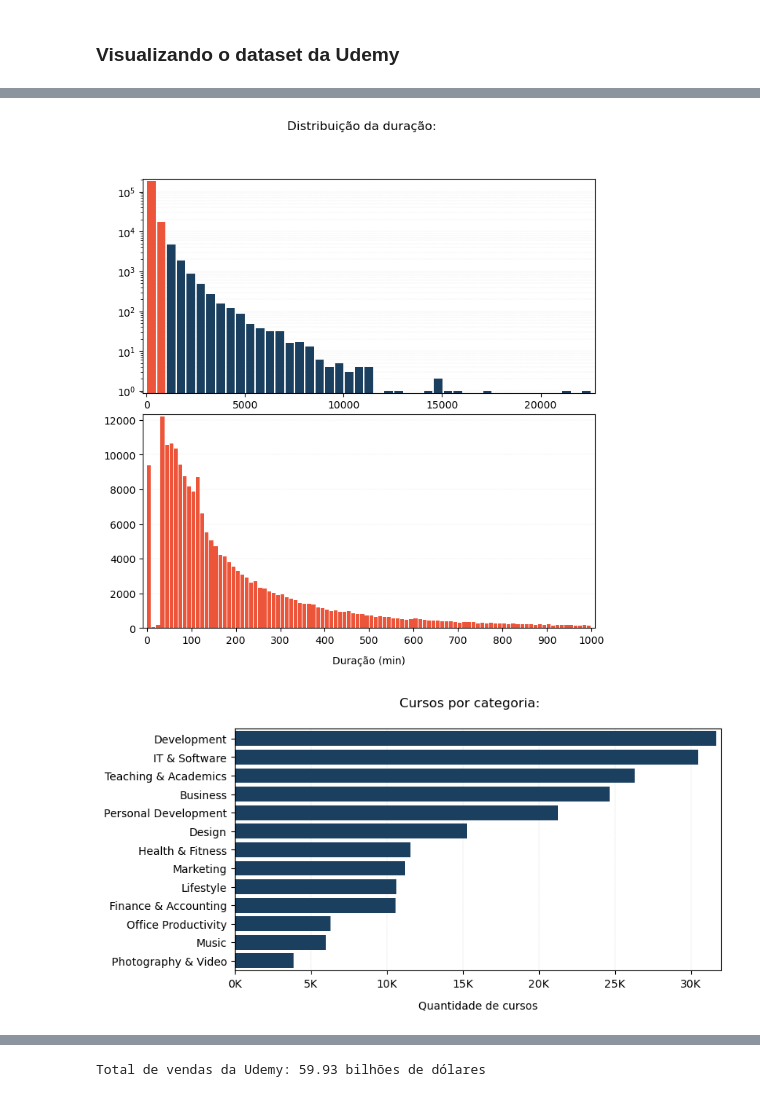
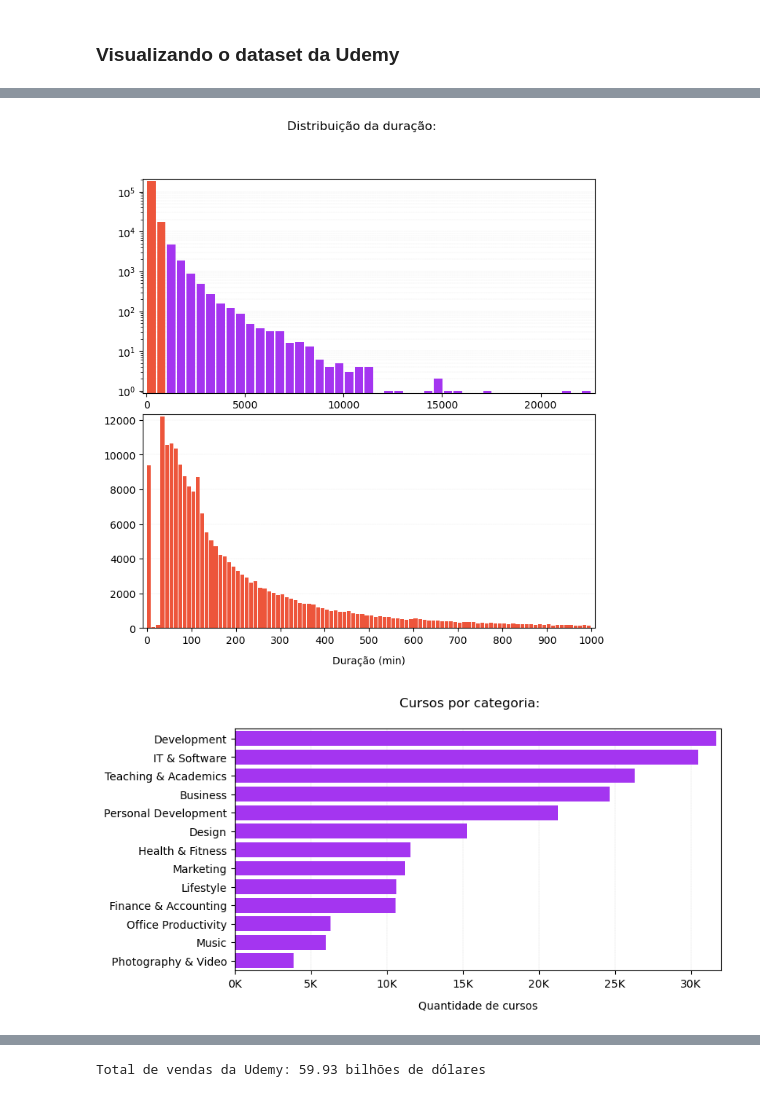
Before and after one commit to ismailymendes/mooc_udemy_coursera, a Jupyter notebook: mooc_udemy_coursera.ipynb, the cells around one changed output, grey strips where cells are left out. Cells and saved outputs as stored; diff of their text form; code cells hidden in the pictures.

```diff
--- a/mooc_udemy_coursera.ipynb
+++ b/mooc_udemy_coursera.ipynb
@@ -107,7 +107,7 @@ udemy_cursos['published_time'] = pd.to_datetime(udemy_cursos['published_time'],
 udemy_cursos['last_update_date'] = pd.to_datetime(udemy_cursos['last_update_date'], format='%Y-%m-%d', errors = 'raise')
 # %%
 # Preenche os campos nulos
-udemy_cursos = (udemy_cursos.fillna('Unlisted'))
+udemy_cursos = (udemy_cursos.fillna('-'))
 # %%
 udemy_cursos.dtypes
 # %% [output]
@@ -246,7 +246,7 @@ plt.show()
 # %%
 # Distribuição da duração dos cursos
 fig, (ax1, ax2) = plt.subplots(2,1,figsize = (8, 8))
-N, bins, patches = ax1.hist(udemy_cursos['content_length_min'], rwidth=0.85, bins=45, color='#1a3f5f')
+N, bins, patches = ax1.hist(udemy_cursos['content_length_min'], rwidth=0.85, bins=45, color='#A435F0')
 
 ax1.grid(axis='y', color ='Grey', linestyle ='-.', linewidth = 0.1, which='both', alpha = 0.6)
 ax1.margins(0.01)
@@ -279,29 +279,29 @@ plt.rc('ytick', labelsize=MEDIUM_SIZE)   # tamanho da fonte do eixo y
 plt.rc('legend', fontsize=SMALL_SIZE)    # tamanho da fonte da legenda
 plt.show()
 # %% [output]
-[figure, old version]
+[figure, new version]
 # %%
 udemy_a = udemy_cursos.groupby(['category']).size().sort_values(ascending=True)
 fig, ax = plt.subplots(figsize=(8, 4))
-ax.barh(udemy_a.index, udemy_a, color='#1a3f5f')
+ax.barh(udemy_a.index, udemy_a, color='#A435F0')
 ax.xaxis.set_major_formatter(ticker.FuncFormatter(lambda x, pos: '{:,.0f}'.format(x/1000) + 'K'))
 plt.margins(0.01)
 plt.xlabel("Quantidade de cursos", labelpad=10)
 plt.grid(axis='x', color ='Grey',
         linestyle ='-.', linewidth = 0.1)
 plt.suptitle('Cursos por categoria:')
 
 SMALL_SIZE = 8
 MEDIUM_SIZE = 10
 BIGGER_SIZE = 12
 
 plt.rc('axes', labelsize=MEDIUM_SIZE)   # fontsize of the x and y labels
 plt.rc('xtick', labelsize=SMALL_SIZE)   # fontsize of the tick labels
 plt.rc('ytick', labelsize=SMALL_SIZE)   # fontsize of the tick labels
 plt.rc('legend', fontsize=SMALL_SIZE)   # legend fontsize
 plt.show()
 # %% [output]
-[figure, old version]
+[figure, new version]
 # %%
 udemy_b = udemy_cursos.groupby(['category']).sum(numeric_only=True).sort_values(by='num_subscribers',ascending=True)
 fig, ax = plt.subplots(figsize=(8, 4))
```
Also changed, not shown: parts of 18 cells of this notebook.
